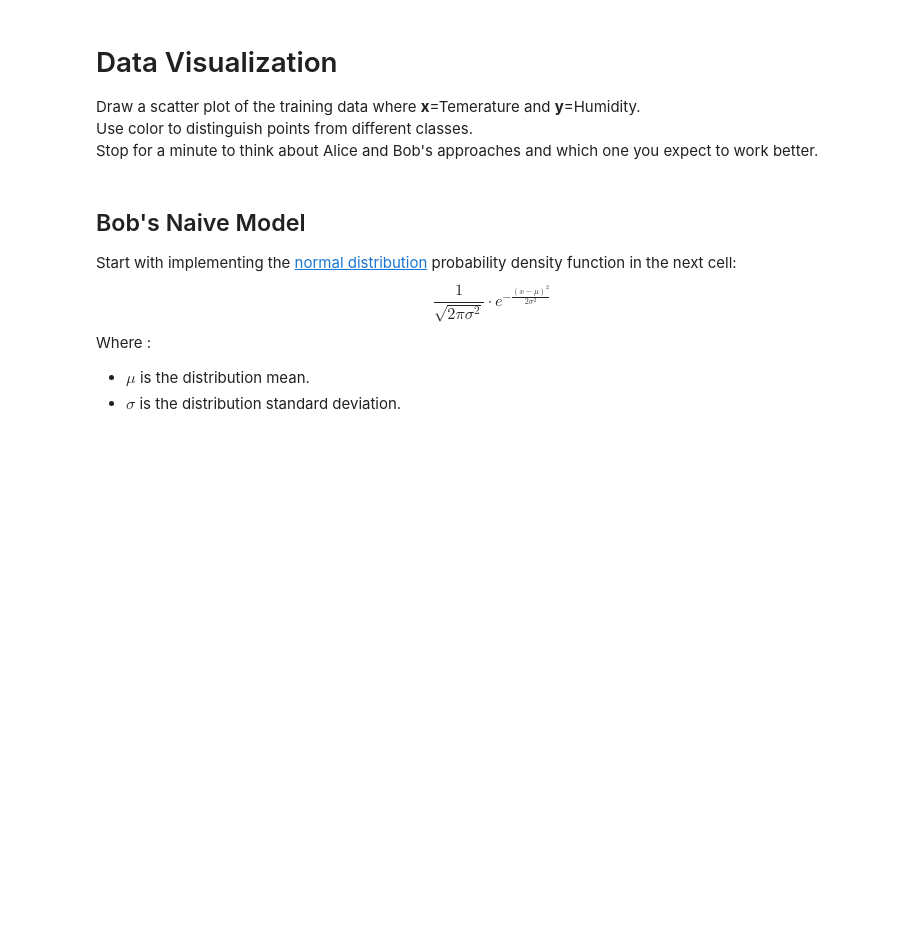
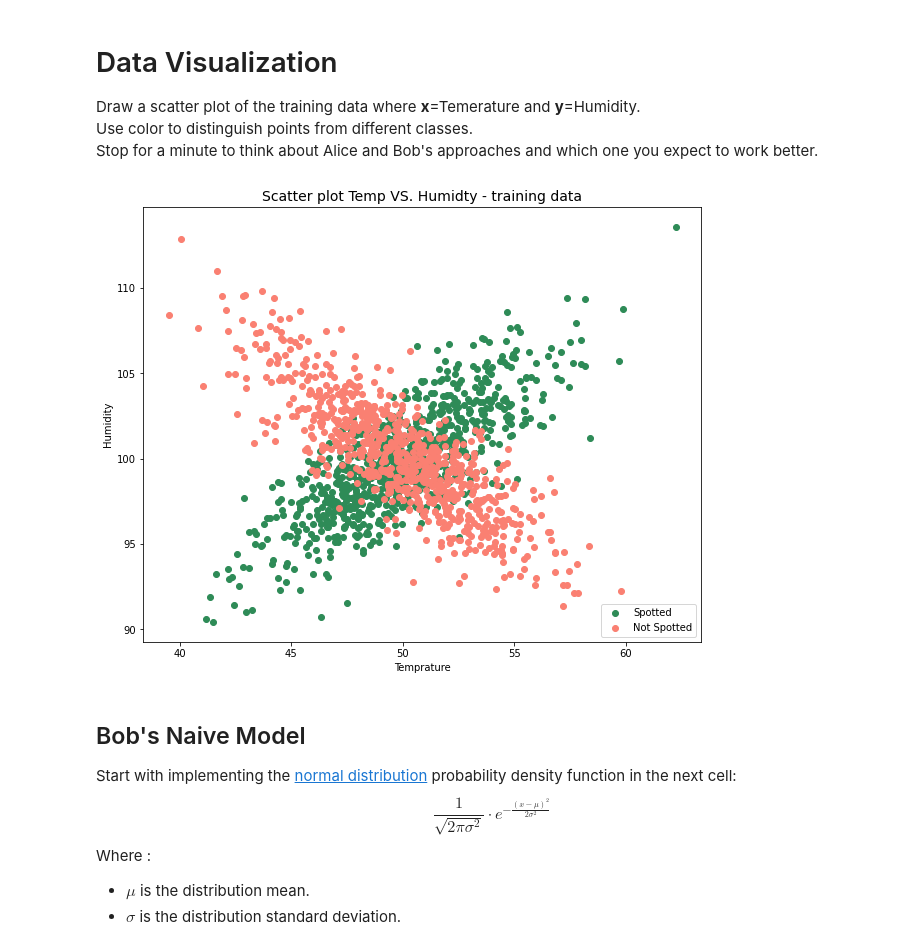
Before and after one commit to Oren-Ben/IDC, a Jupyter notebook: machine_learning/hw3/hw3_204079453_205714447.ipynb, the cells around one changed output. Cells and saved outputs as stored; diff of their text form; code cells hidden in the pictures; blank space fills up the shorter version.

```diff
--- a/machine_learning/hw3/hw3_204079453_205714447.ipynb
+++ b/machine_learning/hw3/hw3_204079453_205714447.ipynb
@@ -358,3 +419,9 @@ The datafiles are :
 # The columns order: ['Temp', 'Humidity', 'Spotted']
 train_set = pd.read_csv('data/randomammal_train.csv').values
 test_set = pd.read_csv('data/randomammal_test.csv').values
+# %%
+# Yuval -
+# Check the df:
+train_set_df = pd.read_csv('data/randomammal_train.csv')
+test_set_df = pd.read_csv('data/randomammal_train.csv')
+train_set_df.head()
@@ -368,3 +440,22 @@ Stop for a minute to think about Alice and Bob's approaches and which one you ex
+# %%
+fig, ax = plt.subplots(figsize=(10,8))
+
+spotted = ax.scatter(x=train_set_df[train_set_df['Spotted']==1]['Temp'],
+                     y=train_set_df[train_set_df['Spotted']==1]['Humidity'],
+                     c='seagreen')
+
+not_spotted = ax.scatter(x=train_set_df[train_set_df['Spotted']==0]['Temp'],
+                         y=train_set_df[train_set_df['Spotted']==0]['Humidity'],
+                         c='salmon')
+
+ax.legend(handles=[spotted, not_spotted], labels=['Spotted', 'Not Spotted'])
+
+plt.title("Scatter plot Temp VS. Humidty - training data", size=14)
+plt.xlabel('Temprature')
+plt.ylabel('Humidity')
+plt.show()
+# %% [output]
+[figure, added]
 # %% [markdown]
 ## Bob's Naive Model
 
```
Also changed, not shown: parts of 9 cells of this notebook.
